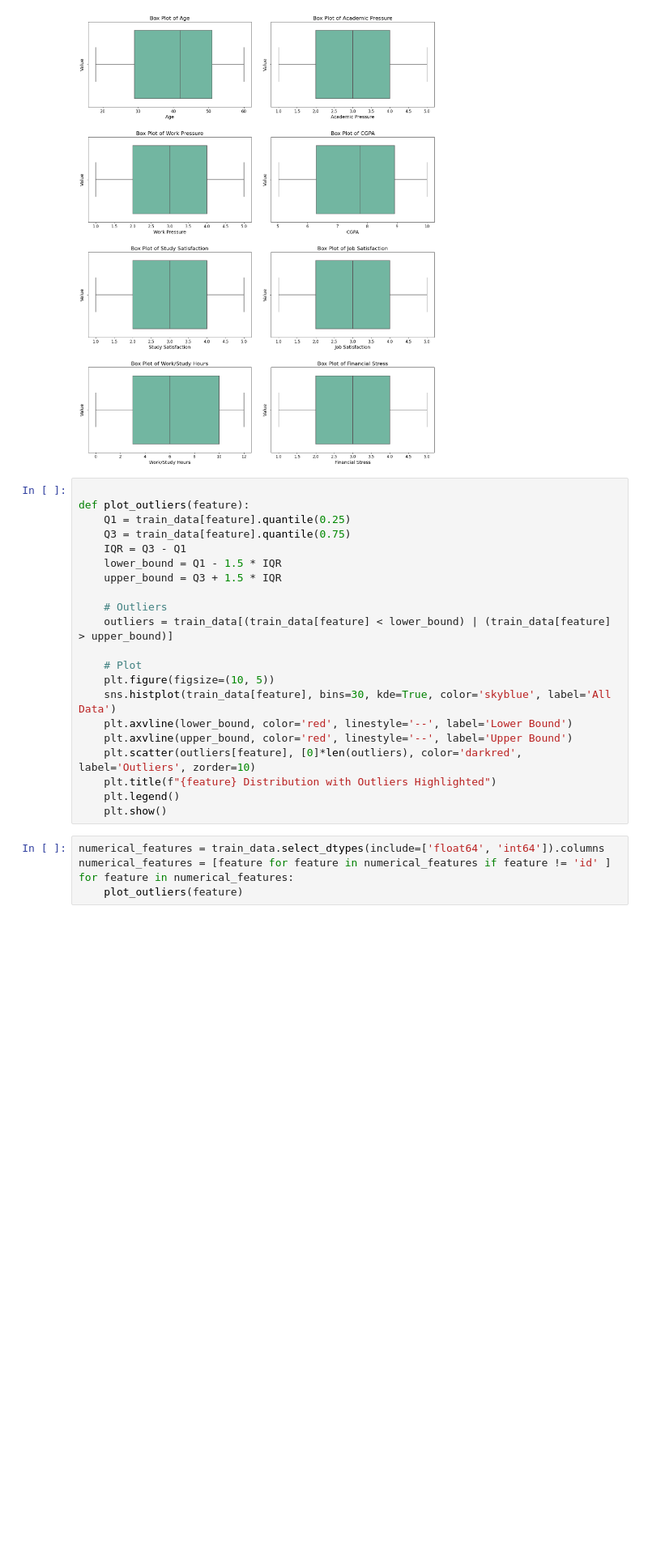
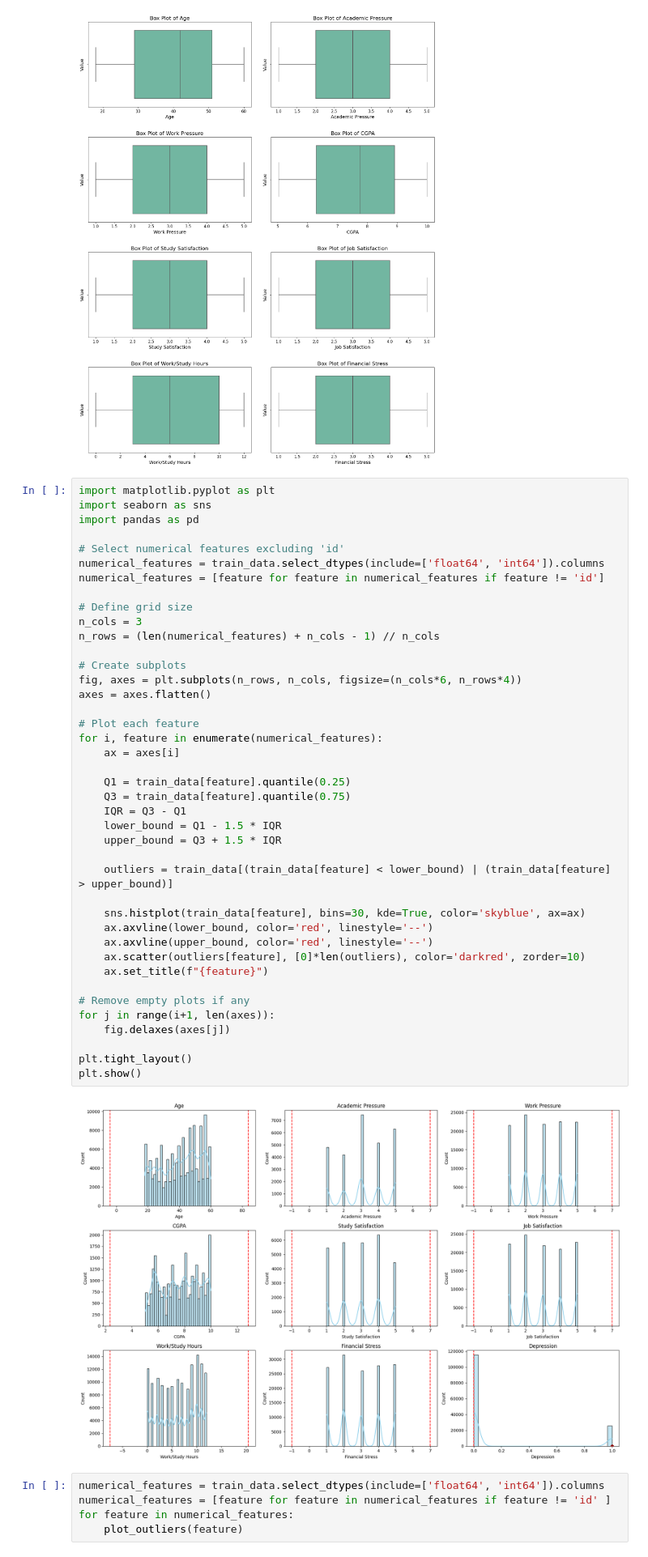
Before and after one commit to mennamohamed0207/Exploring-Mental-Health, a Jupyter notebook: data_analysis.ipynb, the cells around one changed output. Shown at 81% size. Cells and saved outputs as stored; diff of their text form; blank space fills up the shorter version.

```diff
--- a/data_analysis.ipynb
+++ b/data_analysis.ipynb
@@ -193,26 +193,48 @@ plt.show()
 # %% [output]
 [figure]
 # %%
+import matplotlib.pyplot as plt
+import seaborn as sns
+import pandas as pd
 
-def plot_outliers(feature):
+# Select numerical features excluding 'id'
+numerical_features = train_data.select_dtypes(include=['float64', 'int64']).columns
+numerical_features = [feature for feature in numerical_features if feature != 'id']
+
+# Define grid size
+n_cols = 3
+n_rows = (len(numerical_features) + n_cols - 1) // n_cols
+
+# Create subplots
+fig, axes = plt.subplots(n_rows, n_cols, figsize=(n_cols*6, n_rows*4))
+axes = axes.flatten()
+
+# Plot each feature
+for i, feature in enumerate(numerical_features):
+    ax = axes[i]
+
     Q1 = train_data[feature].quantile(0.25)
     Q3 = train_data[feature].quantile(0.75)
     IQR = Q3 - Q1
     lower_bound = Q1 - 1.5 * IQR
     upper_bound = Q3 + 1.5 * IQR
 
-    # Outliers
     outliers = train_data[(train_data[feature] < lower_bound) | (train_data[feature] > upper_bound)]
 
-    # Plot
-    plt.figure(figsize=(10, 5))
-    sns.histplot(train_data[feature], bins=30, kde=True, color='skyblue', label='All Data')
-    plt.axvline(lower_bound, color='red', linestyle='--', label='Lower Bound')
-    plt.axvline(upper_bound, color='red', linestyle='--', label='Upper Bound')
-    plt.scatter(outliers[feature], [0]*len(outliers), color='darkred', label='Outliers', zorder=10)
-    plt.title(f"{feature} Distribution with Outliers Highlighted")
-    plt.legend()
-    plt.show()
+    sns.histplot(train_data[feature], bins=30, kde=True, color='skyblue', ax=ax)
+    ax.axvline(lower_bound, color='red', linestyle='--')
+    ax.axvline(upper_bound, color='red', linestyle='--')
+    ax.scatter(outliers[feature], [0]*len(outliers), color='darkred', zorder=10)
+    ax.set_title(f"{feature}")
+
+# Remove empty plots if any
+for j in range(i+1, len(axes)):
+    fig.delaxes(axes[j])
+
+plt.tight_layout()
+plt.show()
+# %% [output]
+[figure, added]
 # %%
 numerical_features = train_data.select_dtypes(include=['float64', 'int64']).columns
 numerical_features = [feature for feature in numerical_features if feature != 'id' ]
```
Also changed, not shown: 7 other files.
